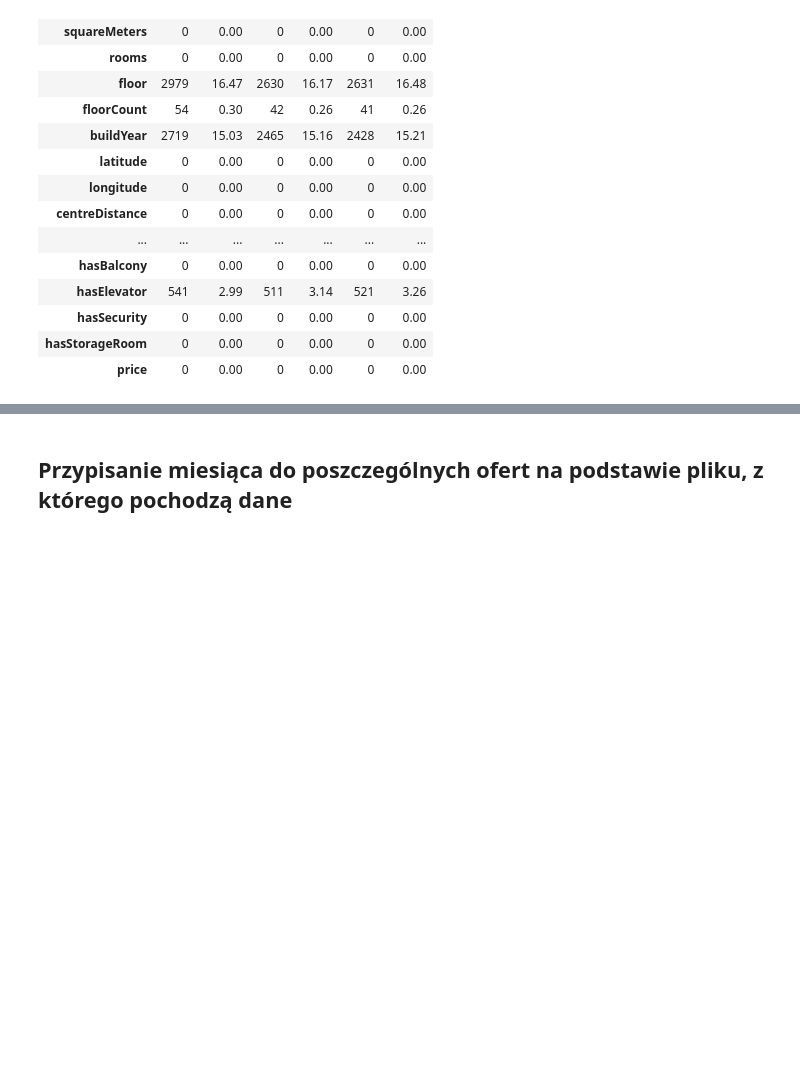
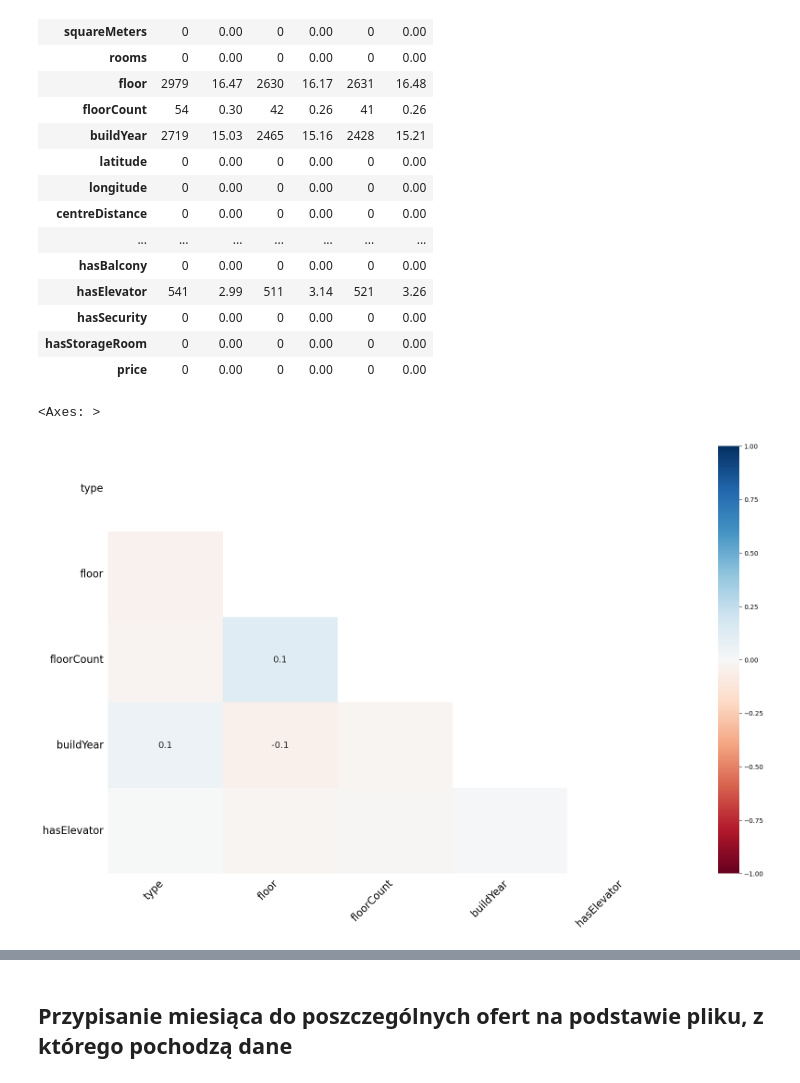
Before and after one commit to Roger1121/FlatAI, a Jupyter notebook: DataProcessing.ipynb, the cells around one changed output, grey strips where cells are left out. Cells and saved outputs as stored; diff of their text form; code cells hidden in the pictures; blank space fills up the shorter version.

```diff
--- a/DataProcessing.ipynb
+++ b/DataProcessing.ipynb
@@ -124,0 +127,5 @@ missing_values
+# %%
+msno.heatmap(data_AUG)
+# %% [output]
+<Axes: >
+[figure, added]
```
Also changed, not shown: parts of 35 cells of this notebook.
